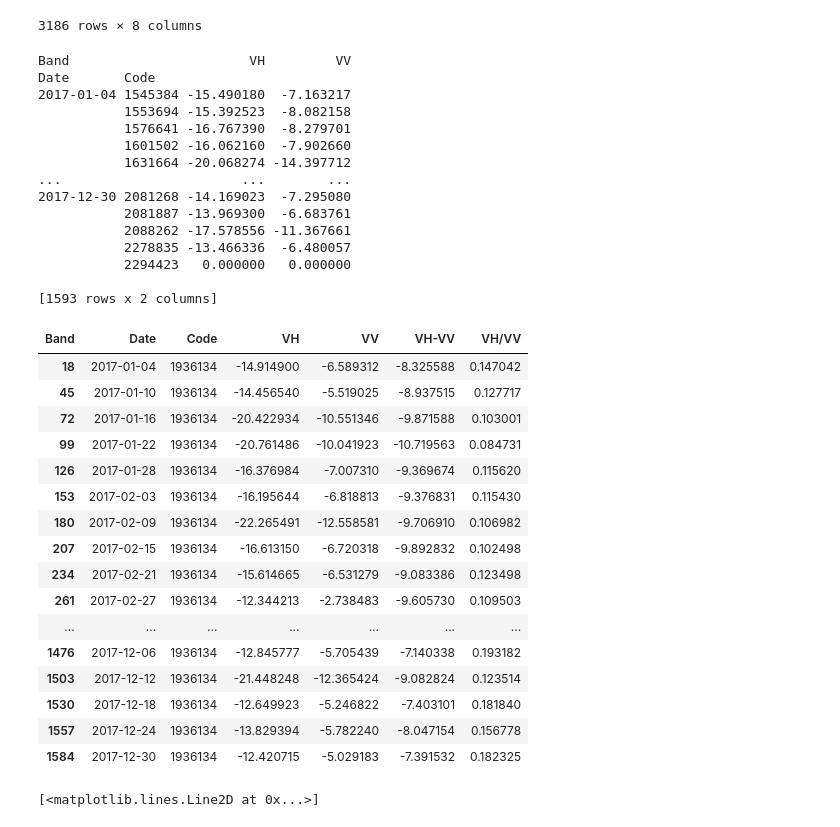
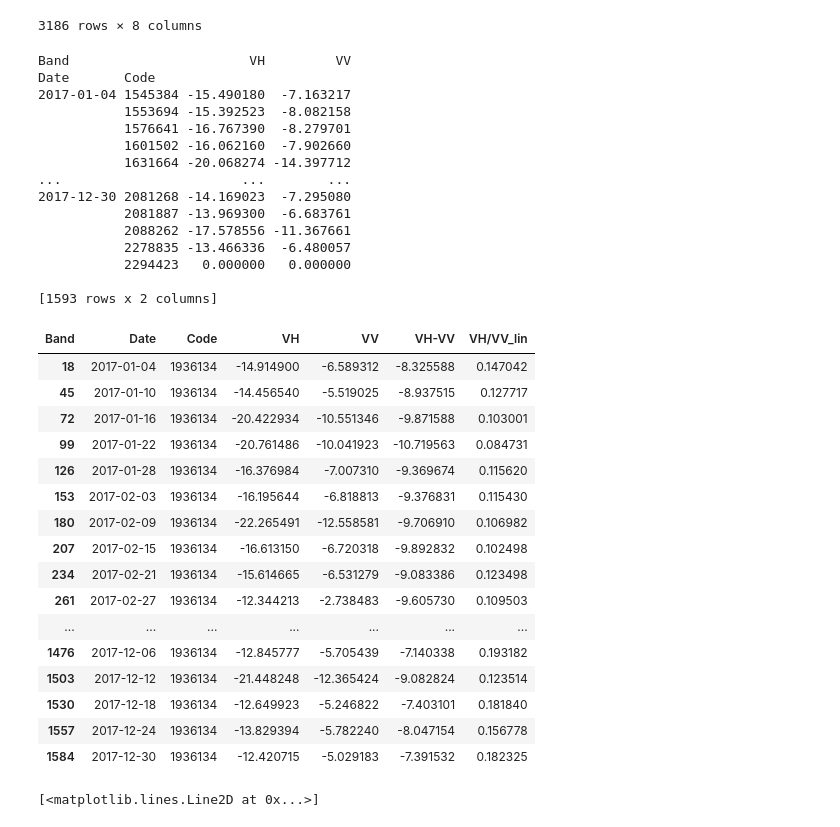
Before and after one commit to cFr4nk/Tesi_SAR_Analysis, a Jupyter notebook: Varie.ipynb, the cells around one changed output. Cells and saved outputs as stored; diff of their text form; code cells hidden in the pictures.

```diff
--- a/Varie.ipynb
+++ b/Varie.ipynb
@@ -69,29 +69,30 @@ display(df_stats)
 # %%
 df_largo = df_stats.pivot(index=['Date', 'Code'], columns='Band', values='mean')
 print(df_largo)
 df_largo['VH-VV'] = df_largo['VH'] - df_largo['VV']
 
 df_finale = df_largo.reset_index()
-df_finale['VH/VV'] = 10**( df_finale['VH-VV'] / 10)
+df_finale['VH/VV_lin'] = 10**( df_finale['VH-VV'] / 10)
 
+df_finale.to_csv('ratio.csv')
 display(df_finale[df_finale['Code'] == 1936134])
 # %% [output]
 Band                       VH         VV
 Date       Code
 2017-01-04 1545384 -15.490180  -7.163217
            1553694 -15.392523  -8.082158
            1576641 -16.767390  -8.279701
            1601502 -16.062160  -7.902660
            1631664 -20.068274 -14.397712
 ...                       ...        ...
 2017-12-30 2081268 -14.169023  -7.295080
            2081887 -13.969300  -6.683761
            2088262 -17.578556 -11.367661
            2278835 -13.466336  -6.480057
            2294423   0.000000   0.000000
 
 [1593 rows x 2 columns]
-| Band | Date | Code | VH | VV | VH-VV | VH/VV |
+| Band | Date | Code | VH | VV | VH-VV | VH/VV_lin |
 | 18 | 2017-01-04 | 1936134 | -14.914900 | -6.589312 | -8.325588 | 0.147042 |
 | 45 | 2017-01-10 | 1936134 | -14.456540 | -5.519025 | -8.937515 | 0.127717 |
 | 72 | 2017-01-16 | 1936134 | -20.422934 | -10.551346 | -9.871588 | 0.103001 |
```
Also changed, not shown: parts of 5 cells of this notebook, 7 other files.
